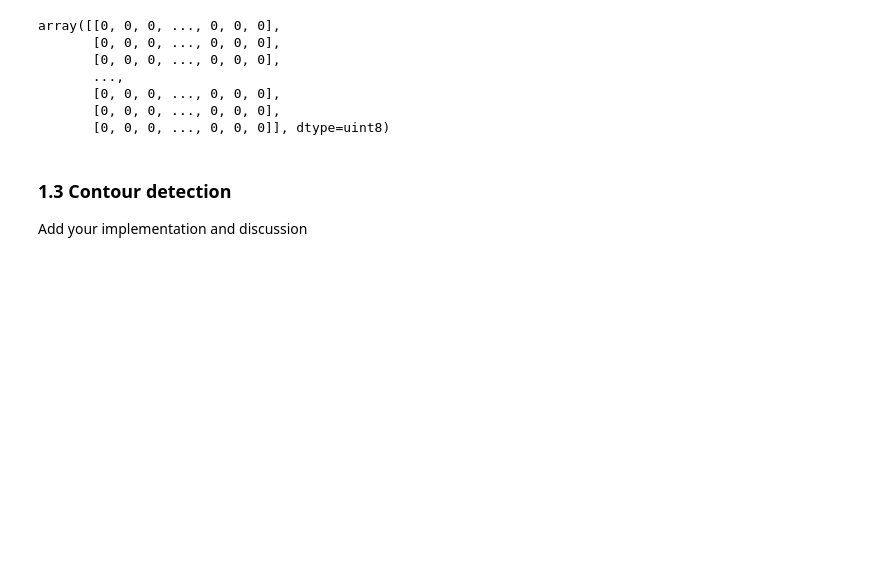
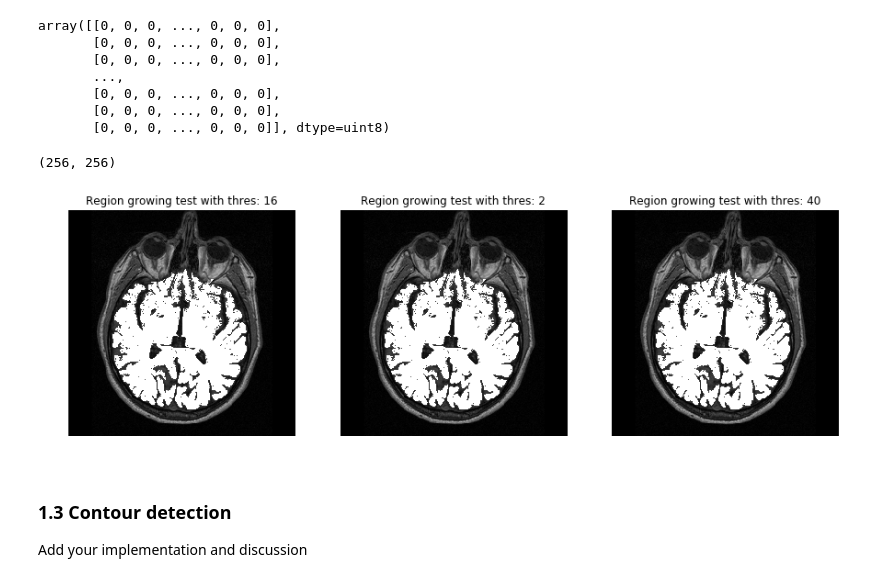
Before and after one commit to hellgheast/Image_analysis, a Jupyter notebook: lab_01_273605.ipynb, the cells around one changed output. Cells and saved outputs as stored; diff of their text form; code cells hidden in the pictures; blank space fills up the shorter version.

```diff
--- a/lab_01_273605.ipynb
+++ b/lab_01_273605.ipynb
@@ -151,3 +220,37 @@ plt.show()
+# %%
+brain_im.shape
+# %% [output]
+(256, 256)
+# %%
+seed_x,seed_y = 128, 140
+
+threshold = 16
+out_im_1 = region_growing(brain_im,seed_x,seed_y,threshold=threshold)
+
+fig, ax = plt.subplots(1, 3, figsize=(15, 15))
+
+ax[0].imshow(out_im_1, cmap='gray')
+ax[0].set_title('Region growing test with thres: {}'.format(threshold))
+ax[0].axis('off')
+
+threshold = 2
+out_im_2 = region_growing(brain_im,seed_x,seed_y,threshold=threshold)
+
+ax[1].imshow(out_im_2, cmap='gray')
+ax[1].set_title('Region growing test with thres: {}'.format(threshold))
+ax[1].axis('off')
+
+threshold = 40
+out_im_3 = region_growing(brain_im,seed_x,seed_y,threshold=threshold)
+
+ax[2].imshow(out_im_3, cmap='gray')
+ax[2].set_title('Region growing test with thres: {}'.format(threshold))
+ax[2].axis('off')
+
+
+plt.show()
+# %% [output]
+[figure, added]
 # %% [markdown]
 ### 1.3 Contour detection
 Add your implementation and discussion
```
Also changed, not shown: parts of 9 cells of this notebook.
